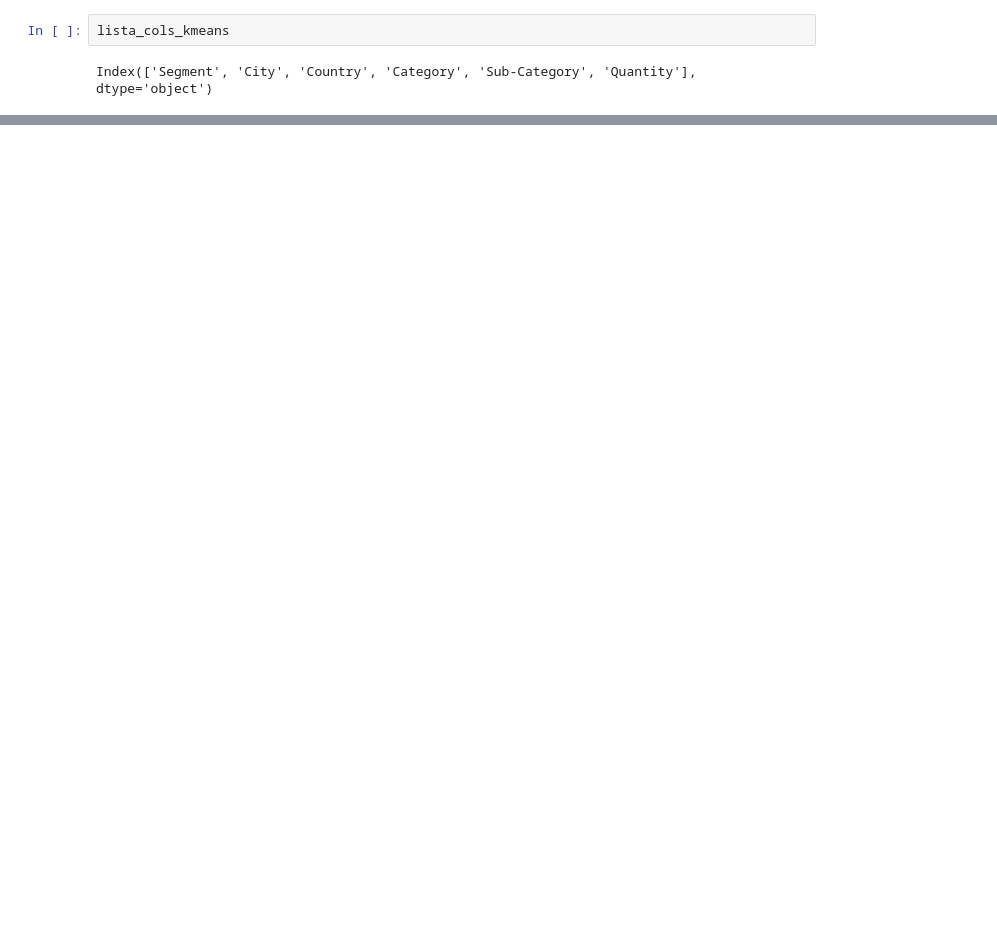
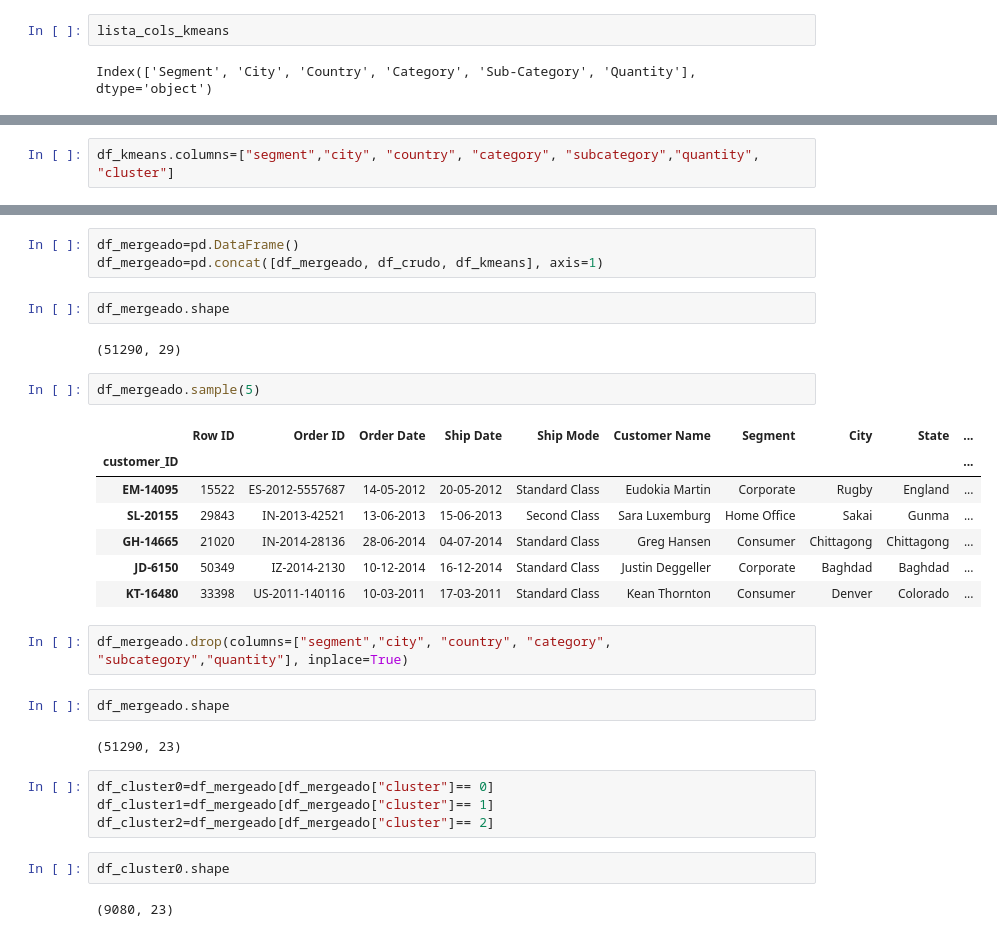
Before and after one commit to jgilsu11/Proyecto9-Clustering, a Jupyter notebook: Notebooks/clusterizacion.ipynb, the cells around one changed output, grey strips where cells are left out. Saved outputs shown, nothing was run; the diff lists cells and outputs as text; blank space fills up the shorter version.

Commit message:
Subida con los df de clusters ya hechos, ahora prediccion

```diff
--- a/Notebooks/clusterizacion.ipynb
+++ b/Notebooks/clusterizacion.ipynb
@@ -577,0 +608,2 @@ Observamos 3 clusters bien marcados:
+# %%
+df_kmeans.columns=["segment","city", "country", "category", "subcategory","quantity", "cluster"]
@@ -577,0 +617,31 @@ Observamos 3 clusters bien marcados:
+# %%
+df_mergeado=pd.DataFrame()
+df_mergeado=pd.concat([df_mergeado, df_crudo, df_kmeans], axis=1)
+# %%
+df_mergeado.shape
+# %% [output]
+(51290, 29)
+# %%
+df_mergeado.sample(5)
+# %% [output]
+|  | Row ID | Order ID | Order Date | Ship Date | Ship Mode | Customer Name | Segment | City | State | ... |
+| customer_ID |  |  |  |  |  |  |  |  |  | ... |
+| EM-14095 | 15522 | ES-2012-5557687 | 14-05-2012 | 20-05-2012 | Standard Class | Eudokia Martin | Corporate | Rugby | England | ... |
+| SL-20155 | 29843 | IN-2013-42521 | 13-06-2013 | 15-06-2013 | Second Class | Sara Luxemburg | Home Office | Sakai | Gunma | ... |
+| GH-14665 | 21020 | IN-2014-28136 | 28-06-2014 | 04-07-2014 | Standard Class | Greg Hansen | Consumer | Chittagong | Chittagong | ... |
+| JD-6150 | 50349 | IZ-2014-2130 | 10-12-2014 | 16-12-2014 | Standard Class | Justin Deggeller | Corporate | Baghdad | Baghdad | ... |
+| KT-16480 | 33398 | US-2011-140116 | 10-03-2011 | 17-03-2011 | Standard Class | Kean Thornton | Consumer | Denver | Colorado | ... |
+# %%
+df_mergeado.drop(columns=["segment","city", "country", "category", "subcategory","quantity"], inplace=True)
+# %%
+df_mergeado.shape
+# %% [output]
+(51290, 23)
+# %%
+df_cluster0=df_mergeado[df_mergeado["cluster"]== 0]
+df_cluster1=df_mergeado[df_mergeado["cluster"]== 1]
+df_cluster2=df_mergeado[df_mergeado["cluster"]== 2]
+# %%
+df_cluster0.shape
+# %% [output]
+(9080, 23)
```
Also changed, not shown: parts of 27 cells of this notebook.
